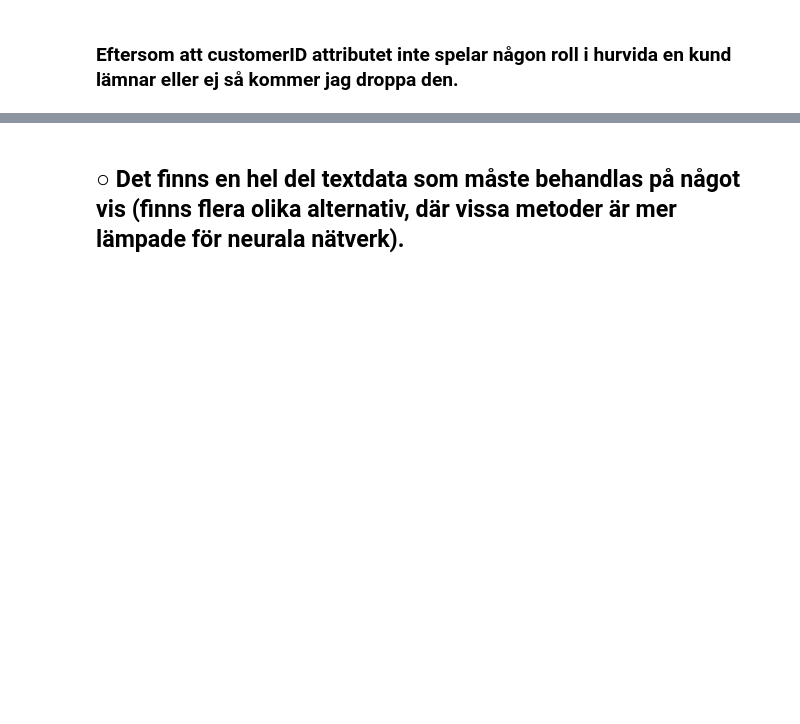
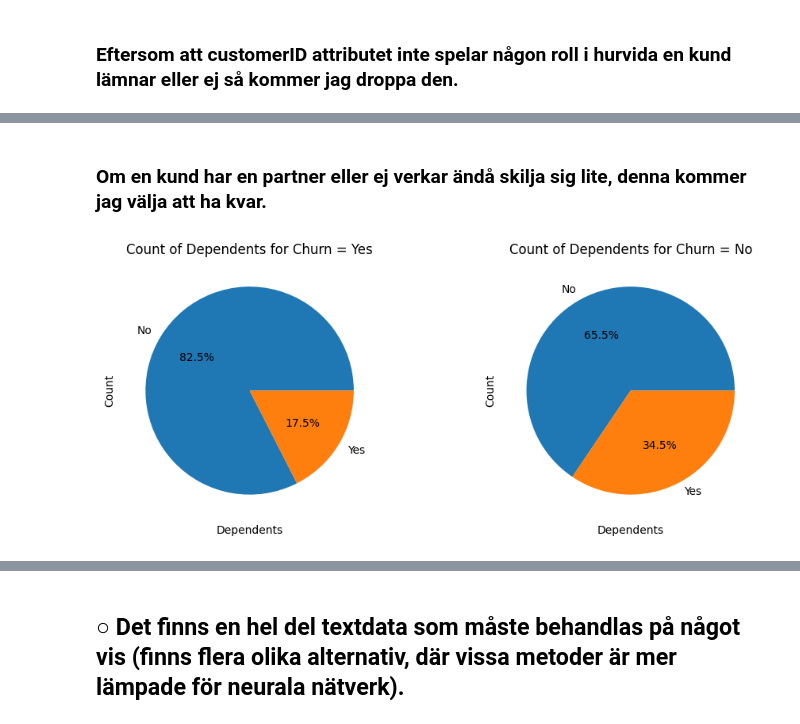
Before and after one commit to niclas-svanstrom/MachineLearning-SchoolProjects, a Jupyter notebook: niclas_svanström_nn.ipynb, the cells around one changed output, grey strips where cells are left out. Cells and saved outputs as stored; diff of their text form; code cells hidden in the pictures; blank space fills up the shorter version.

```diff
--- a/niclas_svanström_nn.ipynb
+++ b/niclas_svanström_nn.ipynb
@@ -82,0 +112,6 @@ test_df = test_df.drop(columns='customerID')
+# %% [markdown]
+### Om en kund har en partner eller ej verkar ändå skilja sig lite, denna kommer jag välja att ha kvar.
+# %%
+plot_difference_in_yes_or_no(train_df.columns[3])
+# %% [output]
+[figure, added]
```
Also changed, not shown: parts of 69 cells of this notebook.
